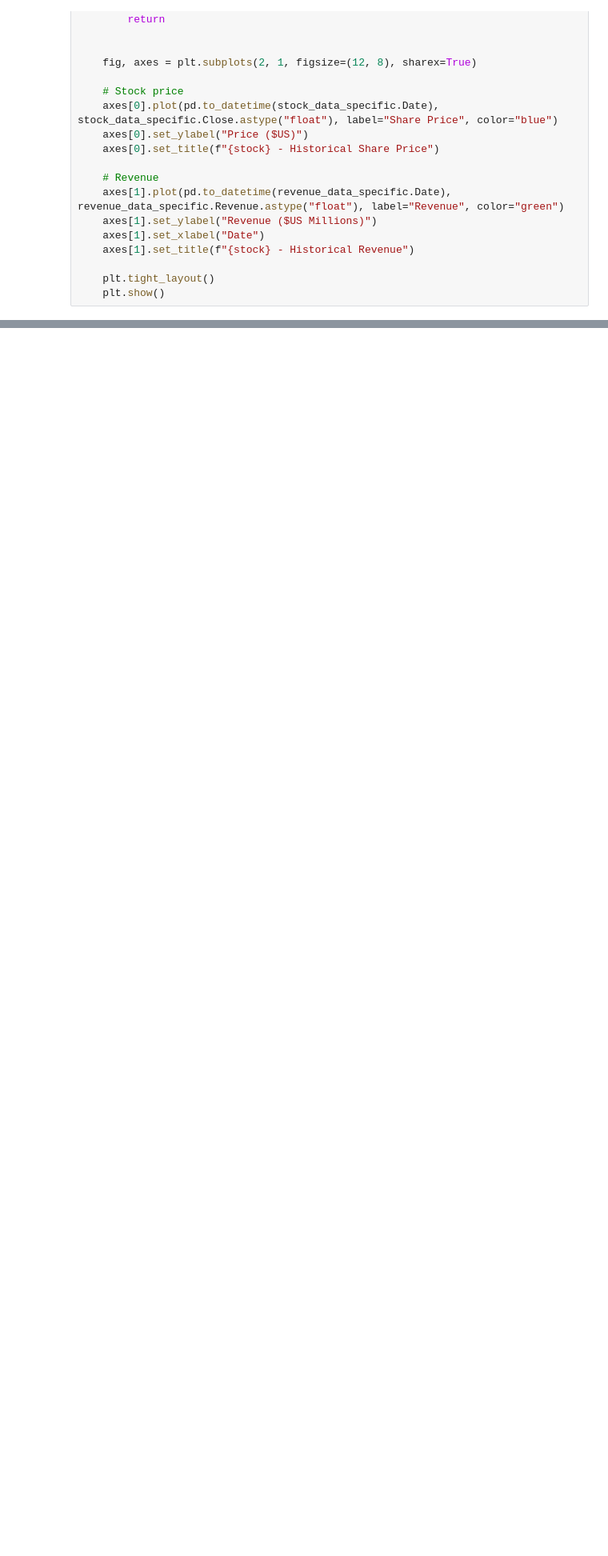
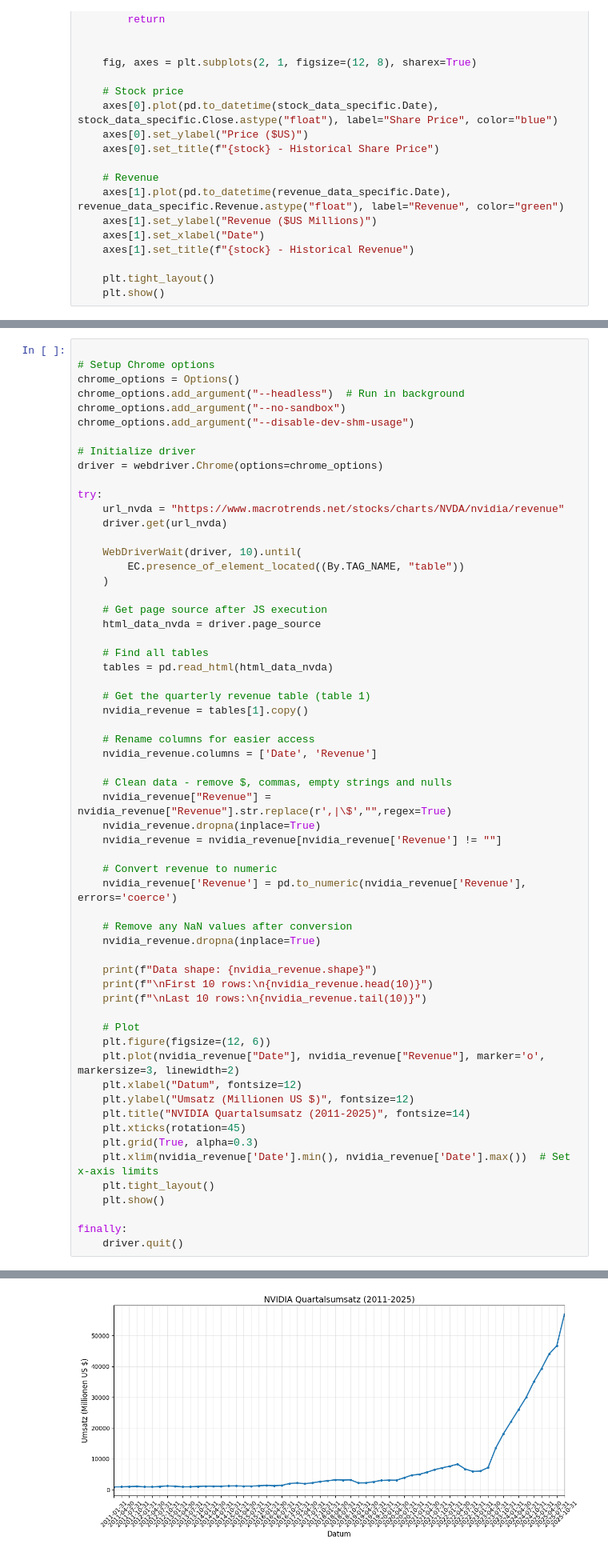
Before and after one commit to timleiler/Stock-market-analysis, a Jupyter notebook: Stock_market_analysis_code.ipynb, the cells around one changed output, grey strips where cells are left out. Shown at 80% size. Drawn from its saved outputs; the diff is of its cells as text; blank space fills up the shorter version.

Commit message:
Nvidia Code Update

```diff
--- a/Stock_market_analysis_code.ipynb
+++ b/Stock_market_analysis_code.ipynb
@@ -44,0 +65,61 @@ def make_graph(stock_data, revenue_data, stock):
+# %%
+
+# Setup Chrome options
+chrome_options = Options()
+chrome_options.add_argument("--headless")  # Run in background
+chrome_options.add_argument("--no-sandbox")
+chrome_options.add_argument("--disable-dev-shm-usage")
+
+# Initialize driver
+driver = webdriver.Chrome(options=chrome_options)
+
+try:
+    url_nvda = "https://www.macrotrends.net/stocks/charts/NVDA/nvidia/revenue"
+    driver.get(url_nvda)
+
+    WebDriverWait(driver, 10).until(
+        EC.presence_of_element_located((By.TAG_NAME, "table"))
+    )
+
+    # Get page source after JS execution
+    html_data_nvda = driver.page_source
+
+    # Find all tables
+    tables = pd.read_html(html_data_nvda)
+
+    # Get the quarterly revenue table (table 1)
+    nvidia_revenue = tables[1].copy()
+
+    # Rename columns for easier access
+    nvidia_revenue.columns = ['Date', 'Revenue']
+
+    # Clean data - remove $, commas, empty strings and nulls
+    nvidia_revenue["Revenue"] = nvidia_revenue["Revenue"].str.replace(r',|\$',"",regex=True)
+    nvidia_revenue.dropna(inplace=True)
+    nvidia_revenue = nvidia_revenue[nvidia_revenue['Revenue'] != ""]
+
+    # Convert revenue to numeric
+    nvidia_revenue['Revenue'] = pd.to_numeric(nvidia_revenue['Revenue'], errors='coerce')
+
+    # Remove any NaN values after conversion
+    nvidia_revenue.dropna(inplace=True)
+
+    print(f"Data shape: {nvidia_revenue.shape}")
+    print(f"\nFirst 10 rows:\n{nvidia_revenue.head(10)}")
+    print(f"\nLast 10 rows:\n{nvidia_revenue.tail(10)}")
+
+    # Plot
+    plt.figure(figsize=(12, 6))
+    plt.plot(nvidia_revenue["Date"], nvidia_revenue["Revenue"], marker='o', markersize=3, linewidth=2)
+    plt.xlabel("Datum", fontsize=12)
+    plt.ylabel("Umsatz (Millionen US $)", fontsize=12)
+    plt.title("NVIDIA Quartalsumsatz (2011-2025)", fontsize=14)
+    plt.xticks(rotation=45)
+    plt.grid(True, alpha=0.3)
+    plt.xlim(nvidia_revenue['Date'].min(), nvidia_revenue['Date'].max())  # Set x-axis limits
+    plt.tight_layout()
+    plt.show()
+
+finally:
+    driver.quit()
+# %% [output]
@@ -44,0 +143 @@ def make_graph(stock_data, revenue_data, stock):
+[figure, added]
```
Also changed, not shown: parts of 6 cells of this notebook.
